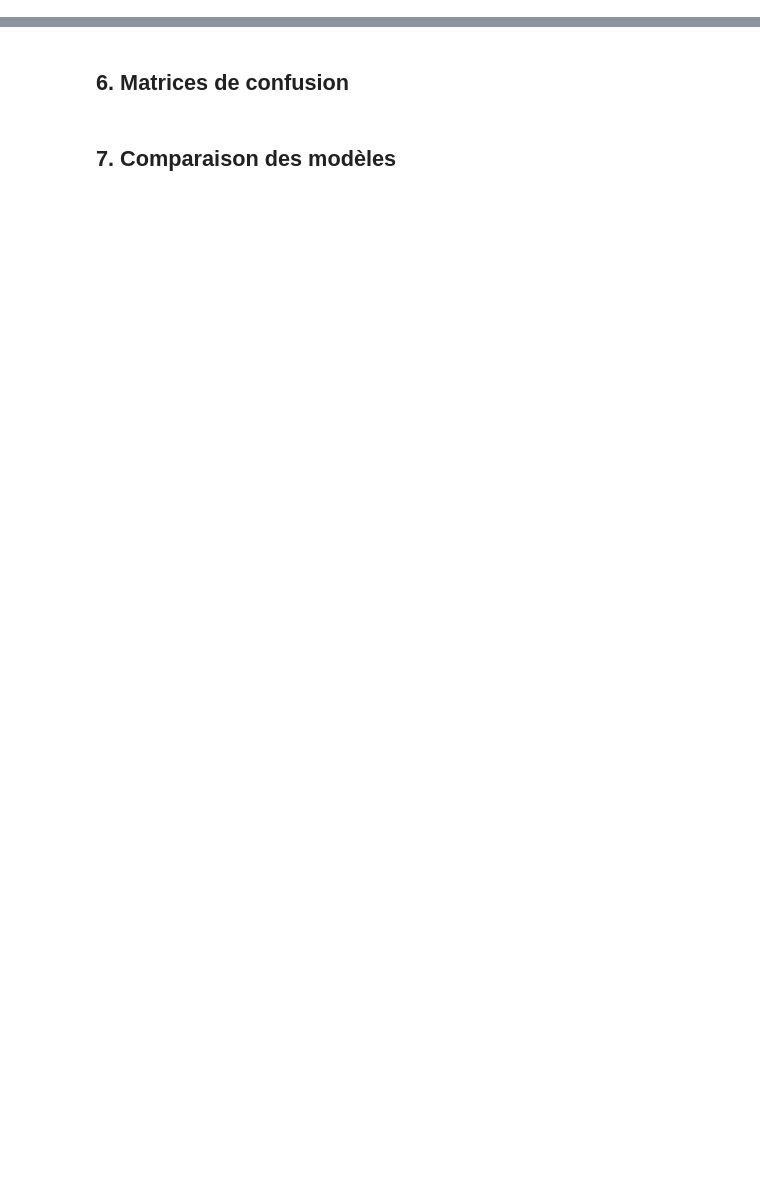
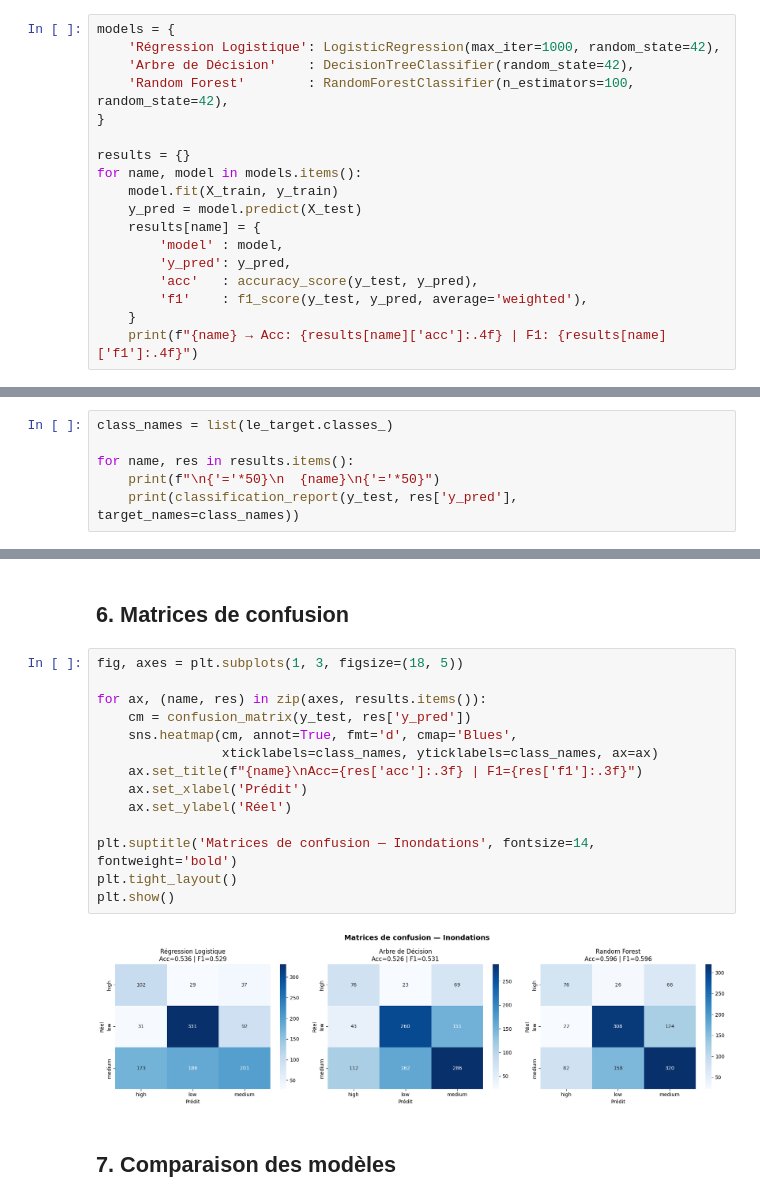
Before and after one commit to ANSS77/suivi-catastrophes-maroc, a Jupyter notebook: ml/notebooks/inondations_training.ipynb, the cells around one changed output, grey strips where cells are left out. Drawn from its saved outputs; the diff is of its cells as text; blank space fills up the shorter version.

```diff
--- a/ml/notebooks/inondations_training.ipynb
+++ b/ml/notebooks/inondations_training.ipynb
@@ -35,2 +86,20 @@ plt.show()
 # %% [markdown]
 ## 4. Entraînement des 3 modèles
+# %%
+models = {
+    'Régression Logistique': LogisticRegression(max_iter=1000, random_state=42),
+    'Arbre de Décision'    : DecisionTreeClassifier(random_state=42),
+    'Random Forest'        : RandomForestClassifier(n_estimators=100, random_state=42),
+}
+
+results = {}
+for name, model in models.items():
+    model.fit(X_train, y_train)
+    y_pred = model.predict(X_test)
+    results[name] = {
+        'model' : model,
+        'y_pred': y_pred,
+        'acc'   : accuracy_score(y_test, y_pred),
+        'f1'    : f1_score(y_test, y_pred, average='weighted'),
+    }
+    print(f"{name} → Acc: {results[name]['acc']:.4f} | F1: {results[name]['f1']:.4f}")
@@ -37,2 +110,8 @@ plt.show()
 # %% [markdown]
 ## 5. Métriques détaillées
+# %%
+class_names = list(le_target.classes_)
+
+for name, res in results.items():
+    print(f"\n{'='*50}\n  {name}\n{'='*50}")
+    print(classification_report(y_test, res['y_pred'], target_names=class_names))
@@ -39,4 +136,20 @@ plt.show()
 # %% [markdown]
 ## 6. Matrices de confusion
+# %%
+fig, axes = plt.subplots(1, 3, figsize=(18, 5))
+
+for ax, (name, res) in zip(axes, results.items()):
+    cm = confusion_matrix(y_test, res['y_pred'])
+    sns.heatmap(cm, annot=True, fmt='d', cmap='Blues',
+                xticklabels=class_names, yticklabels=class_names, ax=ax)
+    ax.set_title(f"{name}\nAcc={res['acc']:.3f} | F1={res['f1']:.3f}")
+    ax.set_xlabel('Prédit')
+    ax.set_ylabel('Réel')
+
+plt.suptitle('Matrices de confusion — Inondations', fontsize=14, fontweight='bold')
+plt.tight_layout()
+plt.show()
+# %% [output]
+[figure, added]
 # %% [markdown]
 ## 7. Comparaison des modèles
```
Also changed, not shown: parts of 10 cells of this notebook, 1 other file.
